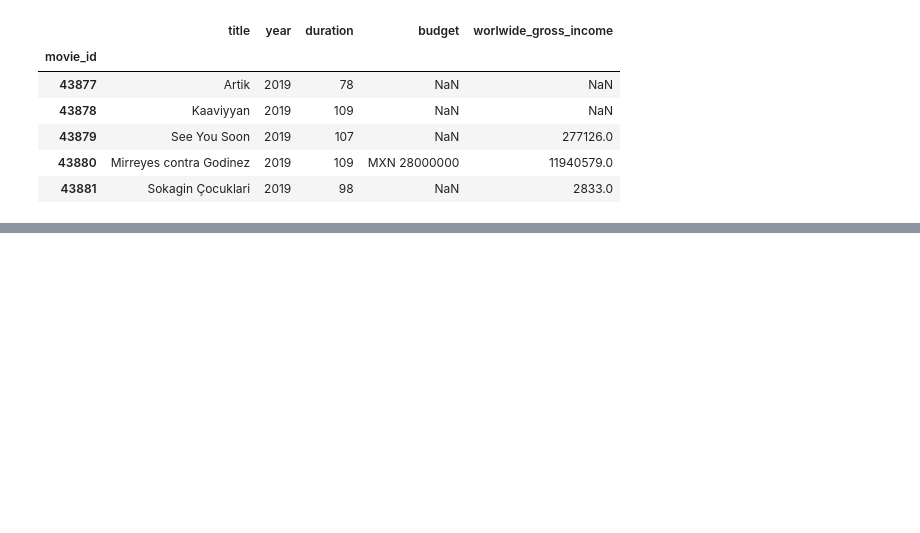
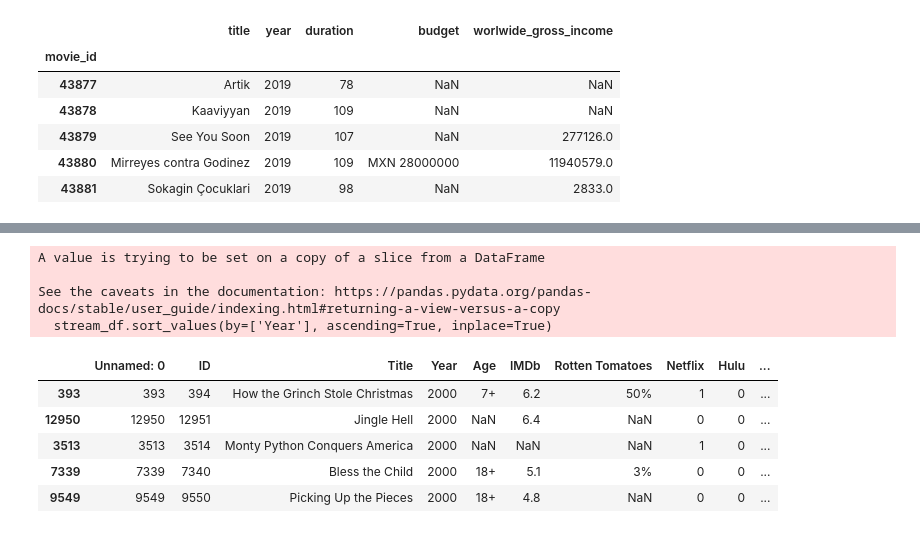
Before and after one commit to eriklockwood/team1_etl_project, a Jupyter notebook: movies_notebook.ipynb, the cells around one changed output, grey strips where cells are left out. Cells and saved outputs as stored; diff of their text form; code cells hidden in the pictures; blank space fills up the shorter version.

```diff
--- a/movies_notebook.ipynb
+++ b/movies_notebook.ipynb
@@ -108,0 +127,15 @@ See the caveats in the documentation: https://pandas.pydata.org/pandas-docs/stab
+# %%
+stream_df.sort_values(by=['Year'], ascending=True, inplace=True)
+stream_df = stream_df[~(stream_df['Year'] < 2000)]
+stream_df.head()
+# %% [output]
+A value is trying to be set on a copy of a slice from a DataFrame
+
+See the caveats in the documentation: https://pandas.pydata.org/pandas-docs/stable/user_guide/indexing.html#returning-a-view-versus-a-copy
+  stream_df.sort_values(by=['Year'], ascending=True, inplace=True)
+|  | Unnamed: 0 | ID | Title | Year | Age | IMDb | Rotten Tomatoes | Netflix | Hulu | ... |
+| 393 | 393 | 394 | How the Grinch Stole Christmas | 2000 | 7+ | 6.2 | 50% | 1 | 0 | ... |
+| 12950 | 12950 | 12951 | Jingle Hell | 2000 | NaN | 6.4 | NaN | 0 | 0 | ... |
+| 3513 | 3513 | 3514 | Monty Python Conquers America | 2000 | NaN | NaN | NaN | 1 | 0 | ... |
+| 7339 | 7339 | 7340 | Bless the Child | 2000 | 18+ | 5.1 | 3% | 0 | 0 | ... |
+| 9549 | 9549 | 9550 | Picking Up the Pieces | 2000 | 18+ | 4.8 | NaN | 0 | 0 | ... |
```
Also changed, not shown: parts of 15 cells of this notebook, 1 other file.
